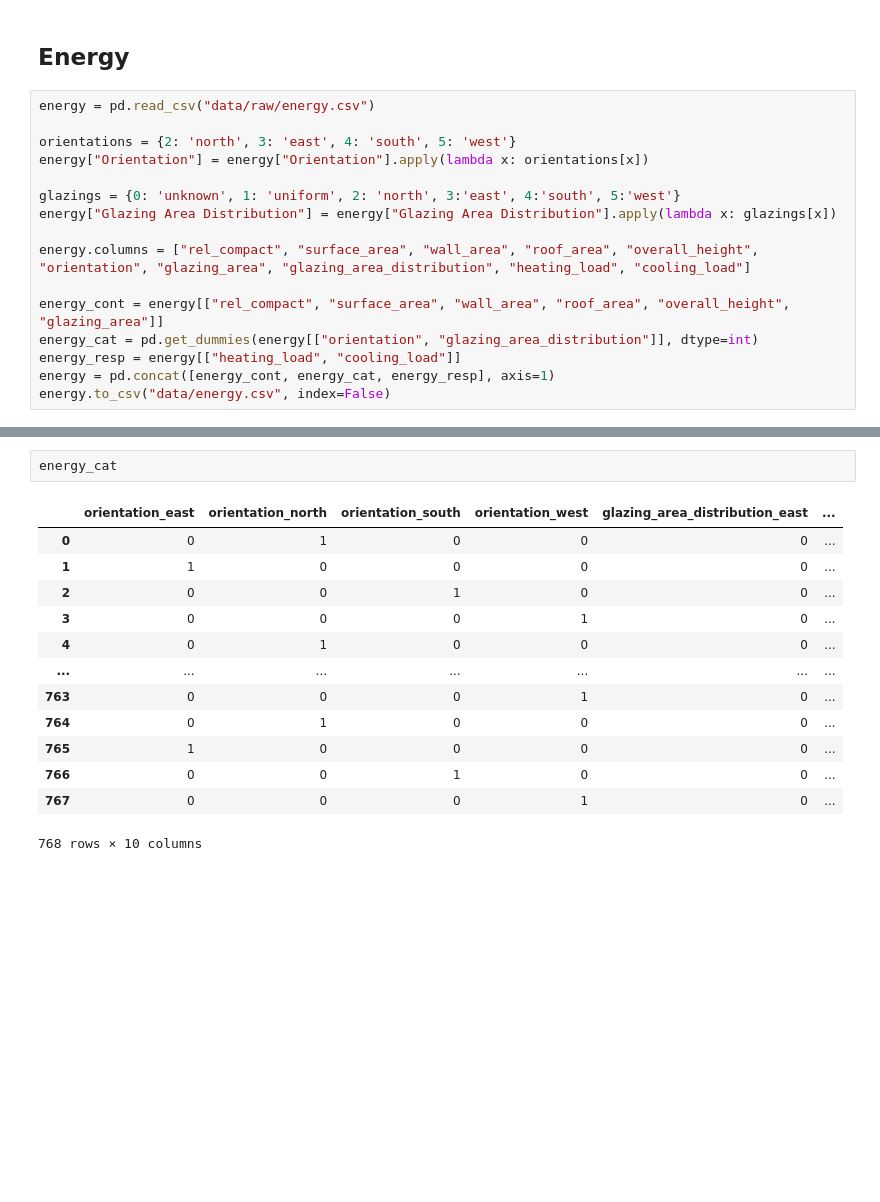
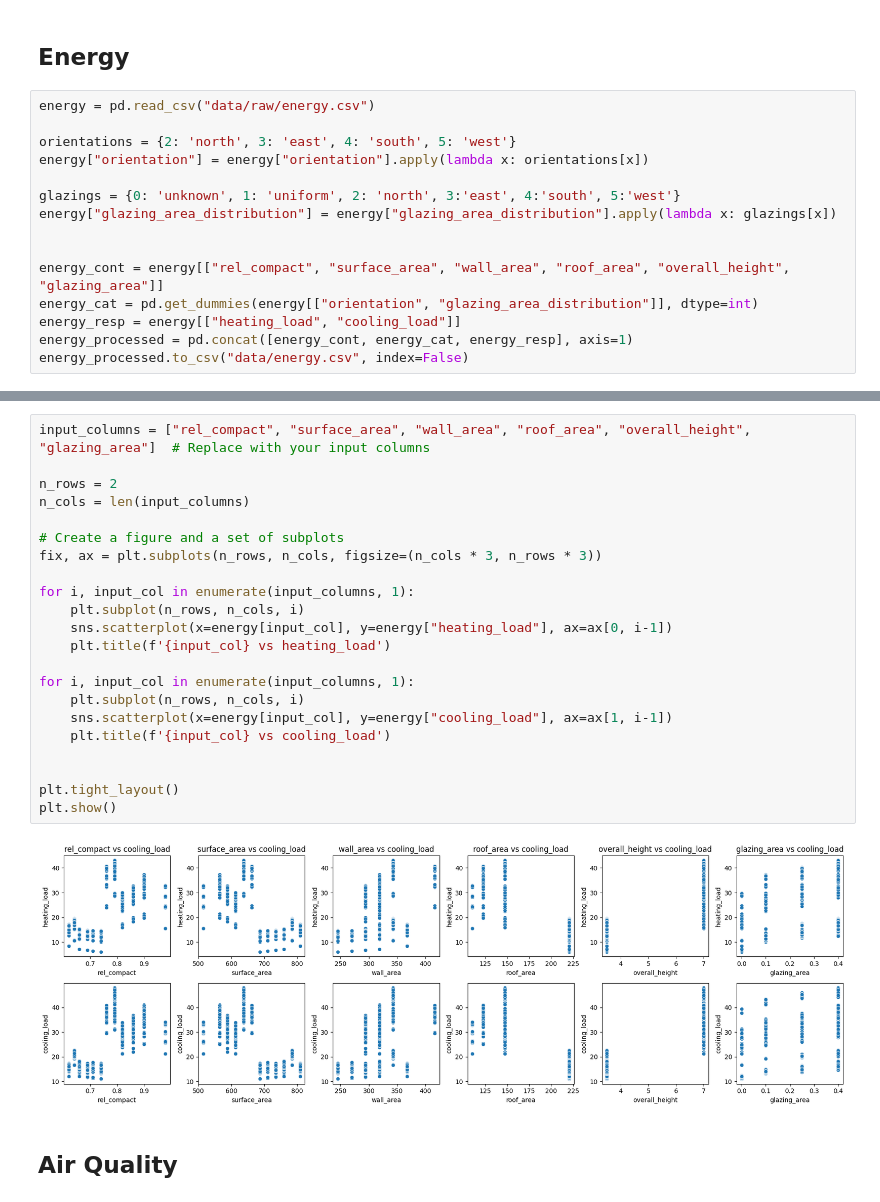
Before and after one commit to houstonwarren/benchmarks, a Jupyter notebook: process.ipynb, the cells around one changed output, grey strips where cells are left out. Drawn from its saved outputs; the diff is of its cells as text; blank space fills up the shorter version.

Commit message:
energy

```diff
--- a/process.ipynb
+++ b/process.ipynb
@@ -9,15 +11,14 @@ import numpy as np
 energy = pd.read_csv("data/raw/energy.csv")
 
 orientations = {2: 'north', 3: 'east', 4: 'south', 5: 'west'}
-energy["Orientation"] = energy["Orientation"].apply(lambda x: orientations[x])
+energy["orientation"] = energy["orientation"].apply(lambda x: orientations[x])
 
 glazings = {0: 'unknown', 1: 'uniform', 2: 'north', 3:'east', 4:'south', 5:'west'}
-energy["Glazing Area Distribution"] = energy["Glazing Area Distribution"].apply(lambda x: glazings[x])
+energy["glazing_area_distribution"] = energy["glazing_area_distribution"].apply(lambda x: glazings[x])
 
-energy.columns = ["rel_compact", "surface_area", "wall_area", "roof_area", "overall_height", "orientation", "glazing_area", "glazing_area_distribution", "heating_load", "cooling_load"]
 
 energy_cont = energy[["rel_compact", "surface_area", "wall_area", "roof_area", "overall_height", "glazing_area"]]
 energy_cat = pd.get_dummies(energy[["orientation", "glazing_area_distribution"]], dtype=int)
 energy_resp = energy[["heating_load", "cooling_load"]]
-energy = pd.concat([energy_cont, energy_cat, energy_resp], axis=1)
-energy.to_csv("data/energy.csv", index=False)
+energy_processed = pd.concat([energy_cont, energy_cat, energy_resp], axis=1)
+energy_processed.to_csv("data/energy.csv", index=False)
@@ -39,16 +25,26 @@ energy.to_csv("data/energy.csv", index=False)
-# %%
-energy_cat
-# %% [output]
-|  | orientation_east | orientation_north | orientation_south | orientation_west | glazing_area_distribution_east | ... |
-| 0 | 0 | 1 | 0 | 0 | 0 | ... |
-| 1 | 1 | 0 | 0 | 0 | 0 | ... |
-| 2 | 0 | 0 | 1 | 0 | 0 | ... |
-| 3 | 0 | 0 | 0 | 1 | 0 | ... |
-| 4 | 0 | 1 | 0 | 0 | 0 | ... |
-| ... | ... | ... | ... | ... | ... | ... |
-| 763 | 0 | 0 | 0 | 1 | 0 | ... |
-| 764 | 0 | 1 | 0 | 0 | 0 | ... |
-| 765 | 1 | 0 | 0 | 0 | 0 | ... |
-| 766 | 0 | 0 | 1 | 0 | 0 | ... |
-| 767 | 0 | 0 | 0 | 1 | 0 | ... |
-768 rows × 10 columns
+# %%
+input_columns = ["rel_compact", "surface_area", "wall_area", "roof_area", "overall_height", "glazing_area"]  # Replace with your input columns
+
+n_rows = 2
+n_cols = len(input_columns)
+
+# Create a figure and a set of subplots
+fix, ax = plt.subplots(n_rows, n_cols, figsize=(n_cols * 3, n_rows * 3))
+
+for i, input_col in enumerate(input_columns, 1):
+    plt.subplot(n_rows, n_cols, i)
+    sns.scatterplot(x=energy[input_col], y=energy["heating_load"], ax=ax[0, i-1])
+    plt.title(f'{input_col} vs heating_load')
+
+for i, input_col in enumerate(input_columns, 1):
+    plt.subplot(n_rows, n_cols, i)
+    sns.scatterplot(x=energy[input_col], y=energy["cooling_load"], ax=ax[1, i-1])
+    plt.title(f'{input_col} vs cooling_load')
+
+
+plt.tight_layout()
+plt.show()
+# %% [output]
+[figure, added]
+# %% [markdown]
+## Air Quality
```
Also changed, not shown: parts of 2 cells of this notebook, 1 other file.
